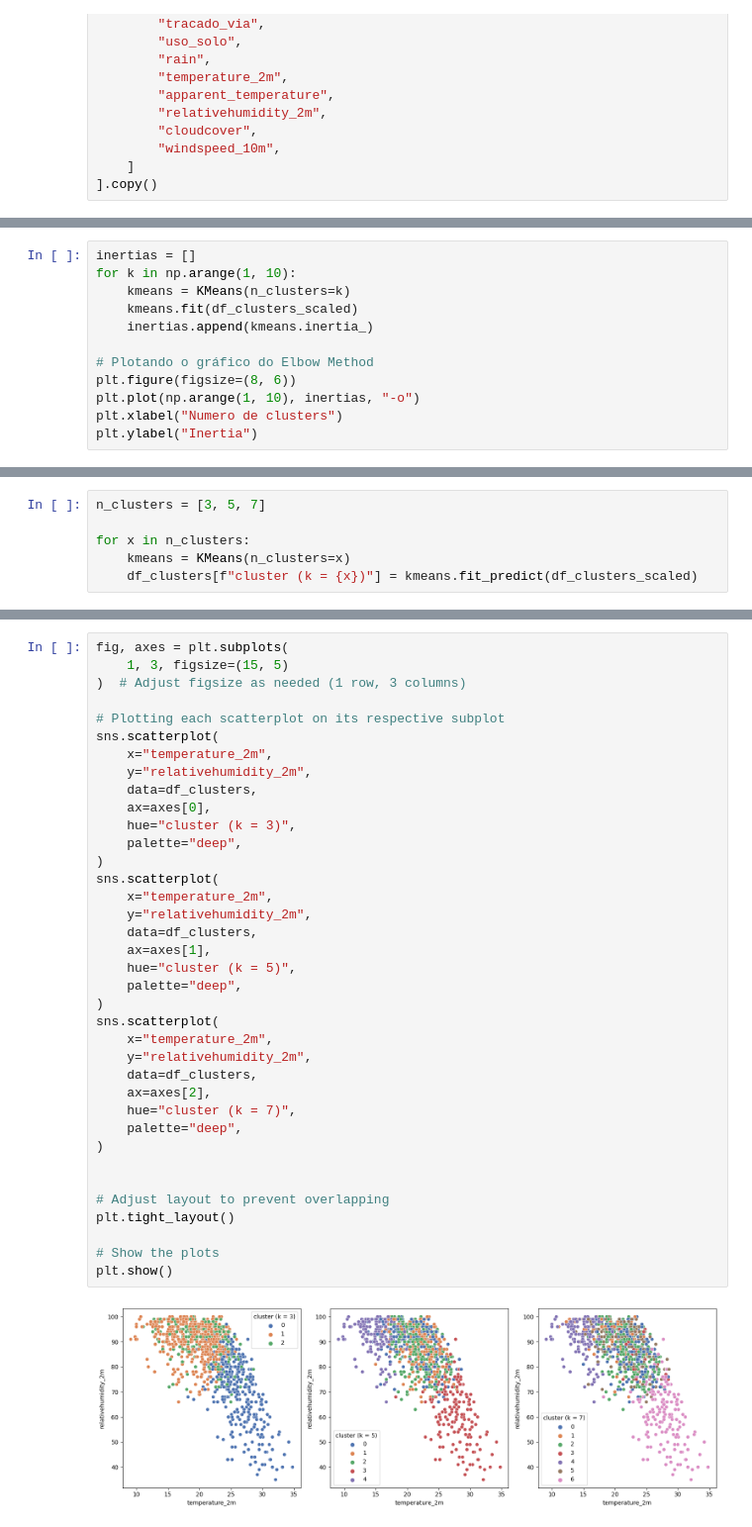
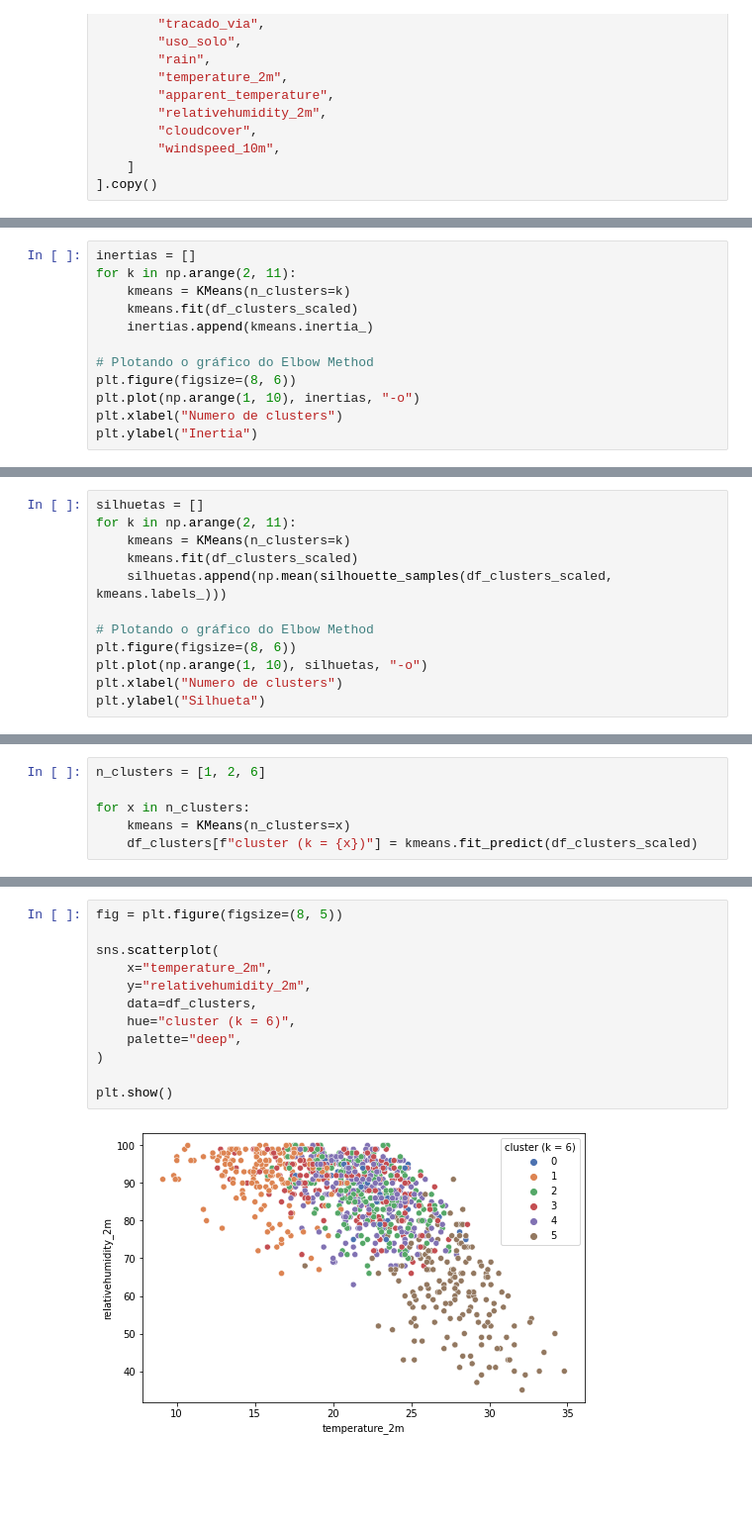
Before and after one commit to ciziks/traffic-accident-analysis, a Jupyter notebook: statistical_analysis.ipynb, the cells around one changed output, grey strips where cells are left out. Shown at 99% size. Drawn from its saved outputs; the diff is of its cells as text; blank space fills up the shorter version.

Commit message:
referencias inercia + silhueta + plot 3 dimensões

```diff
--- a/statistical_analysis.ipynb
+++ b/statistical_analysis.ipynb
@@ -406,7 +419,7 @@ df_clusters_scaled.head()
 | 183 | -0.522385 | -0.248606 | 0.715084 | -0.898525 | -0.951551 | 0.940574 | -0.527402 | 0.128098 | ... |
 # %%
 inertias = []
-for k in np.arange(1, 10):
+for k in np.arange(2, 11):
     kmeans = KMeans(n_clusters=k)
     kmeans.fit(df_clusters_scaled)
     inertias.append(kmeans.inertia_)
@@ -421,0 +437,12 @@ Text(0, 0.5, 'Inertia')
+# %%
+silhuetas = []
+for k in np.arange(2, 11):
+    kmeans = KMeans(n_clusters=k)
+    kmeans.fit(df_clusters_scaled)
+    silhuetas.append(np.mean(silhouette_samples(df_clusters_scaled, kmeans.labels_)))
+
+# Plotando o gráfico do Elbow Method
+plt.figure(figsize=(8, 6))
+plt.plot(np.arange(1, 10), silhuetas, "-o")
+plt.xlabel("Numero de clusters")
+plt.ylabel("Silhueta")
@@ -422,5 +462,5 @@ Text(0, 0.5, 'Inertia')
 # %%
-n_clusters = [3, 5, 7]
+n_clusters = [1, 2, 6]
 
 for x in n_clusters:
     kmeans = KMeans(n_clusters=x)
@@ -469,40 +495,15 @@ plt.show()
 # %%
-fig, axes = plt.subplots(
-    1, 3, figsize=(15, 5)
-)  # Adjust figsize as needed (1 row, 3 columns)
+fig = plt.figure(figsize=(8, 5))
 
-# Plotting each scatterplot on its respective subplot
 sns.scatterplot(
     x="temperature_2m",
     y="relativehumidity_2m",
     data=df_clusters,
-    ax=axes[0],
-    hue="cluster (k = 3)",
-    palette="deep",
-)
-sns.scatterplot(
-    x="temperature_2m",
-    y="relativehumidity_2m",
-    data=df_clusters,
-    ax=axes[1],
-    hue="cluster (k = 5)",
-    palette="deep",
-)
-sns.scatterplot(
-    x="temperature_2m",
-    y="relativehumidity_2m",
-    data=df_clusters,
-    ax=axes[2],
-    hue="cluster (k = 7)",
+    hue="cluster (k = 6)",
     palette="deep",
 )
 
-
-# Adjust layout to prevent overlapping
-plt.tight_layout()
-
-# Show the plots
 plt.show()
 # %% [output]
-[figure, old version]
+[figure, new version]
 # %%
```
Also changed, not shown: parts of 20 cells of this notebook.
